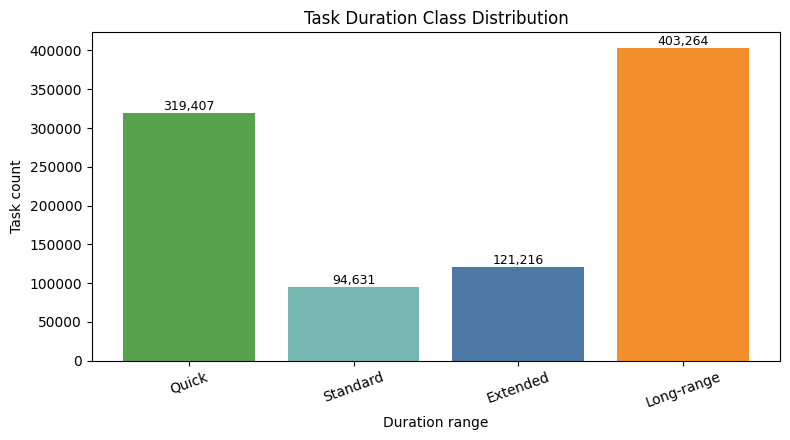
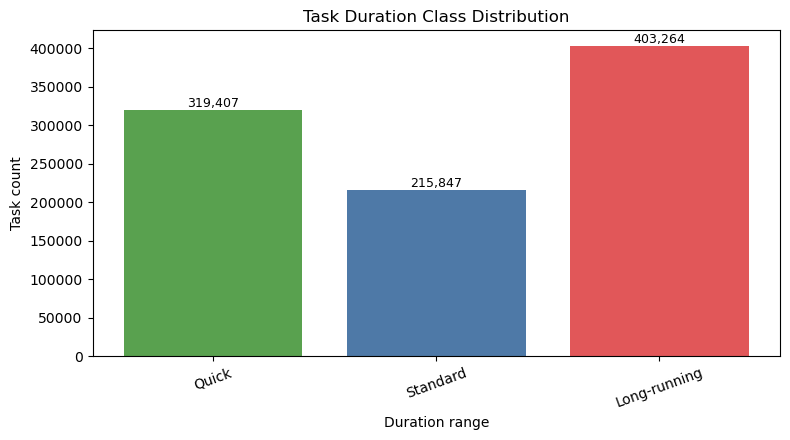
Unified diff of the notebook cell whose output changed from the first chart to the second:
--- before
+++ after
@@ -18,11 +18,9 @@
     if days <= 3:
         return "Quick"
-    if days <= 7:
+    if days <= 21:
         return "Standard"
-    if days <= 21:
-        return "Extended"
-    return "Long-range"
+    return "Long-running"
 
-duration_order = ["Quick", "Standard", "Extended", "Long-range"]
+duration_order = ["Quick", "Standard", "Long-running"]
 cleaned_df["duration_range"] = cleaned_df["duration_days"].apply(duration_range)
 duration_counts = cleaned_df["duration_range"].value_counts().reindex(duration_order)
@@ -31,5 +29,5 @@
 
 fig, ax = plt.subplots(figsize=(8, 4.5))
-bars = ax.bar(duration_counts.index, duration_counts.values, color=["#59A14F", "#76B7B2", "#4E79A7", "#F28E2B", "#E15759"])
+bars = ax.bar(duration_counts.index, duration_counts.values, color=["#59A14F", "#4E79A7", "#E15759"])
 ax.set_title("Task Duration Class Distribution")
 ax.set_xlabel("Duration range")

Commit: feat(v2.0.1): added-markdown-docs-for-data-cleaning-and-feature-engineering